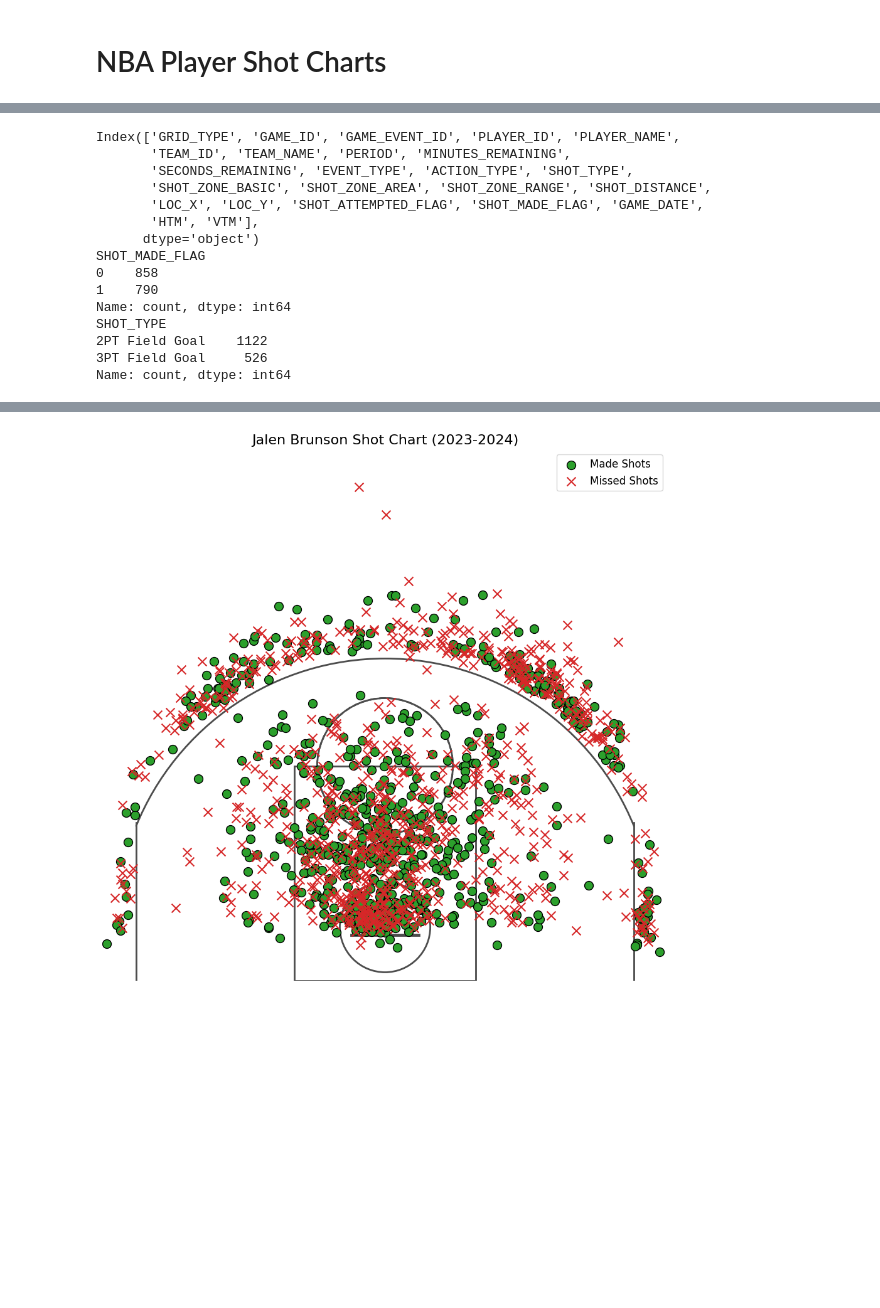
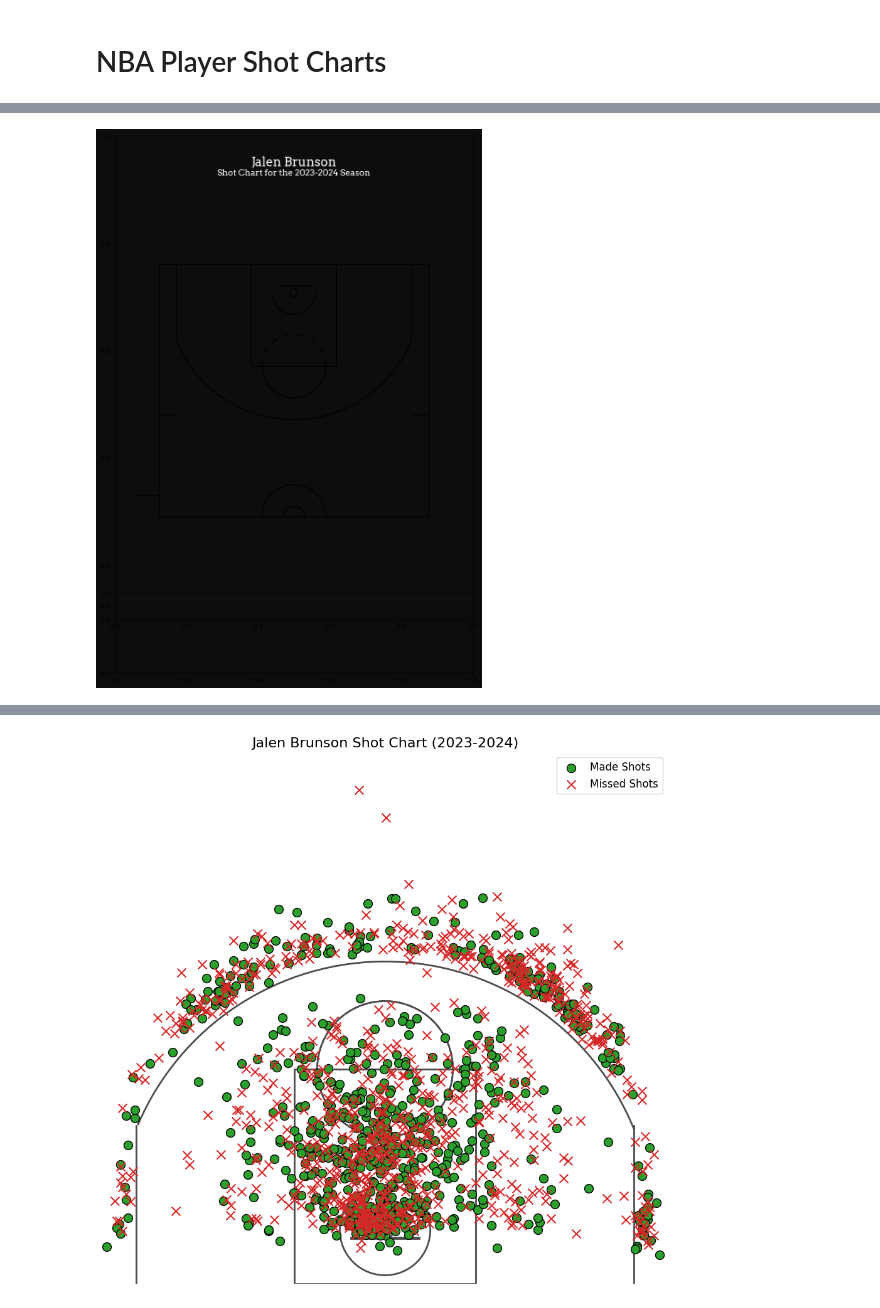
Before and after one commit to daniel-nis/nba-shot-charts, a Jupyter notebook: charts-notebook.ipynb, the cells around one changed output, grey strips where cells are left out. Cells and saved outputs as stored; diff of their text form; code cells hidden in the pictures; blank space fills up the shorter version.

Commit message:
changed styling of chart, need to fix plot orientations

```diff
--- a/charts-notebook.ipynb
+++ b/charts-notebook.ipynb
@@ -56,22 +27,0 @@ else:
-# %%
-# Check columns in the DataFrame
-print(shot_df.columns)
-
-print(shot_df['SHOT_MADE_FLAG'].value_counts())
-print(shot_df['SHOT_TYPE'].value_counts())
-# %% [output]
-Index(['GRID_TYPE', 'GAME_ID', 'GAME_EVENT_ID', 'PLAYER_ID', 'PLAYER_NAME',
-       'TEAM_ID', 'TEAM_NAME', 'PERIOD', 'MINUTES_REMAINING',
-       'SECONDS_REMAINING', 'EVENT_TYPE', 'ACTION_TYPE', 'SHOT_TYPE',
-       'SHOT_ZONE_BASIC', 'SHOT_ZONE_AREA', 'SHOT_ZONE_RANGE', 'SHOT_DISTANCE',
-       'LOC_X', 'LOC_Y', 'SHOT_ATTEMPTED_FLAG', 'SHOT_MADE_FLAG', 'GAME_DATE',
-       'HTM', 'VTM'],
-      dtype='object')
-SHOT_MADE_FLAG
-0    858
-1    790
-Name: count, dtype: int64
-SHOT_TYPE
-2PT Field Goal    1122
-3PT Field Goal     526
-Name: count, dtype: int64
@@ -78,3 +52,38 @@ Name: count, dtype: int64
+# %%
+# Define styles for the plot
+background_color = "#0C0D0E"
+
+# TODO: change font
+import matplotlib.font_manager as font_manager
+font_path = 'assets/Arvo-Regular.ttf'
+font_props = font_manager.FontProperties(fname=font_path)
+
+font_path_bold = 'assets/Arvo-Bold.ttf'
+font_props_bold = font_manager.FontProperties(fname=font_path_bold)
+# %%
+from mplbasketball import court
+
+fig = plt.figure(figsize=(8, 12), facecolor=background_color)
+# fig.patch.set_facecolor(background_color)
+
+ax1 = fig.add_axes([0, 0.1, 1, 1], facecolor=background_color)
+ax1.set_xlim(0, 1)
+ax1.set_ylim(0, 1)
+
+ax1.text(0.5, 0.95, f"{player_name}", fontproperties=font_props, fontsize=20, ha='center', va='center', color='white')
+ax1.text(0.5, 0.93, s="Shot Chart for the 2023-2024 Season", fontproperties=font_props, fontsize=14, ha='center', va='center', color='white')
+
+
+ax2 = fig.add_axes([.05, .25, .9, .8], facecolor=background_color)
+
+
+court = Court(court_type="nba", origin="center", units="ft")
+court.draw(ax=ax2, orientation="vu")
+
+
+ax3 = fig.add_axes([0, .2, 1, .05], facecolor=background_color)
+# %% [output]
+[figure, added]
 # %%
 import matplotlib.pyplot as plt
 
```
Also changed, not shown: parts of 10 cells of this notebook, 6 other files.
